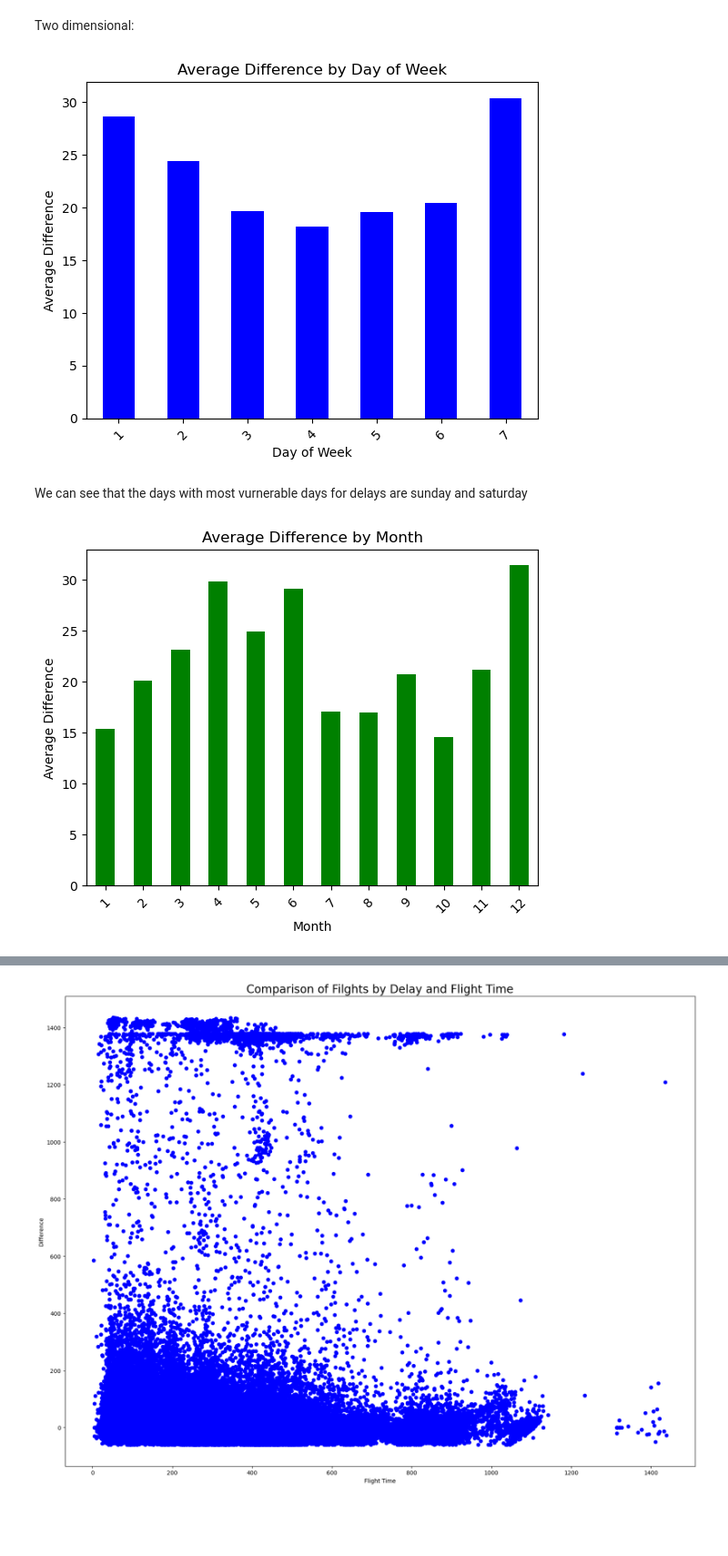
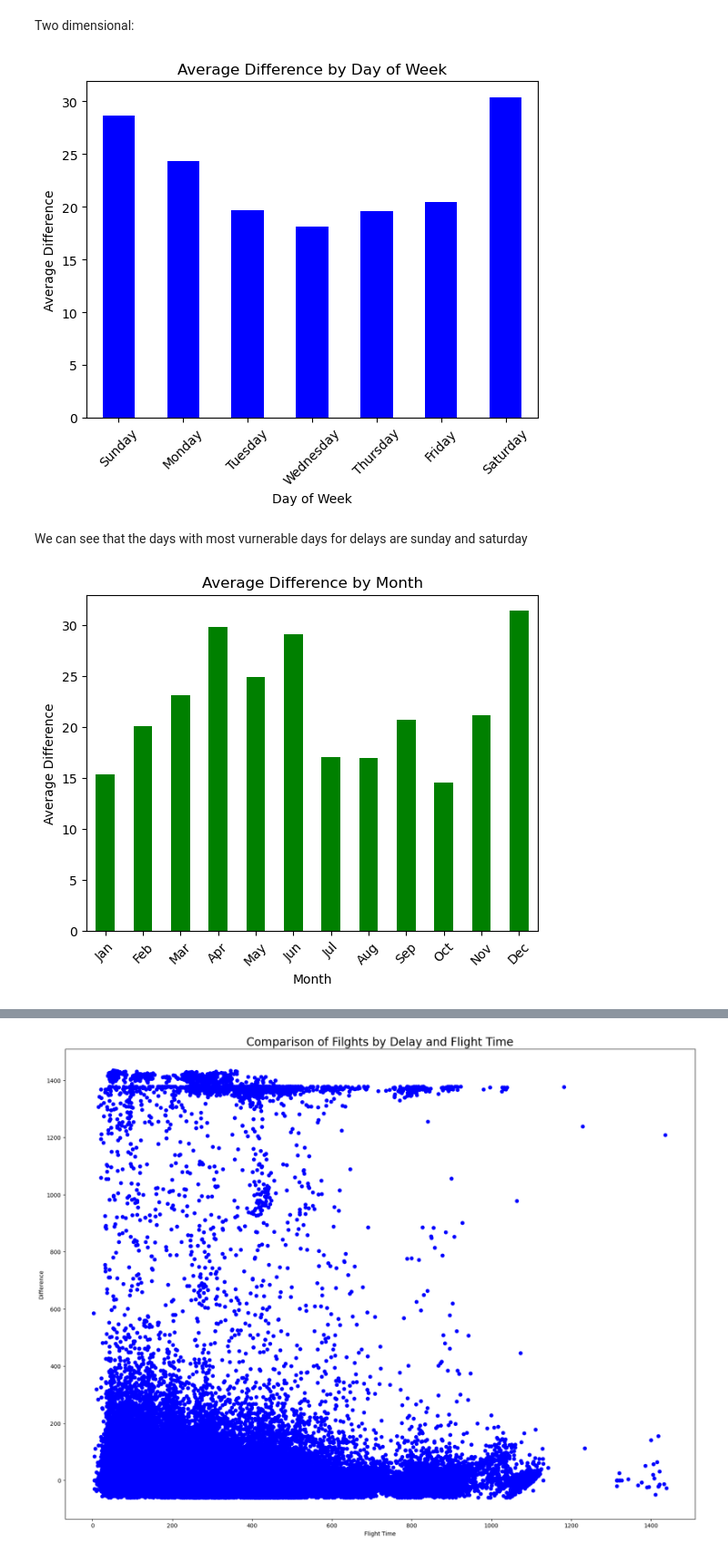
Before and after one commit to KobiSwisa/Flights-Delay-Prediction-Data-Science-Project, a Jupyter notebook: Visualization - Flightsradar24.ipynb, the cells around one changed output, grey strips where cells are left out. Shown at 91% size. Saved outputs shown, nothing was run; the diff lists cells and outputs as text; code cells hidden in the pictures; blank space fills up the shorter version.

```diff
--- a/Visualization - Flightsradar24.ipynb
+++ b/Visualization - Flightsradar24.ipynb
@@ -137,37 +120,42 @@ sb.despine();
 # %% [markdown]
 Two dimensional:
 # %%
+days_list = ['Sunday', 'Monday', 'Tuesday', 'Wednesday', 'Thursday', 'Friday', 'Saturday']
+
 average_diff = df.groupby('DAY OF WEEK')['DIFFERENCE'].mean()
 
 # Plot the average difference
-average_diff.plot(kind='bar', color='blue')
+ax = average_diff.plot(kind='bar', color='blue')
 
 # Customize the plot
-plt.xlabel('Day of Week')
-plt.ylabel('Average Difference')
-plt.title('Average Difference by Day of Week')
-plt.xticks(rotation=45)
+ax.set_xlabel('Day of Week')
+ax.set_ylabel('Average Difference')
+ax.set_title('Average Difference by Day of Week')
+ax.set_xticklabels(days_list, rotation=45)
 
 # Display the plot
 plt.show()
 # %% [output]
-[figure, old version]
+[figure, new version]
 # %% [markdown]
 We can see that the days with most vurnerable days for delays are sunday and saturday
 # %%
 average_diff = df.groupby('MONTH')['DIFFERENCE'].mean()
 
+# Define custom month labels
+months = ['Jan', 'Feb', 'Mar', 'Apr', 'May', 'Jun', 'Jul', 'Aug', 'Sep', 'Oct', 'Nov', 'Dec']
+
 # Plot the average difference
-average_diff.plot(kind='bar', color='green')
+ax = average_diff.plot(kind='bar', color='green')
 
 # Customize the plot
-plt.xlabel('Month')
-plt.ylabel('Average Difference')
-plt.title('Average Difference by Month')
-plt.xticks(rotation=45)
+ax.set_xlabel('Month')
+ax.set_ylabel('Average Difference')
+ax.set_title('Average Difference by Month')
+ax.set_xticklabels(months, rotation=45)
 
 # Display the plot
 plt.show()
 # %% [output]
-[figure, old version]
+[figure, new version]
 # %%
```
Also changed, not shown: parts of 8 cells of this notebook, 3 other files.
